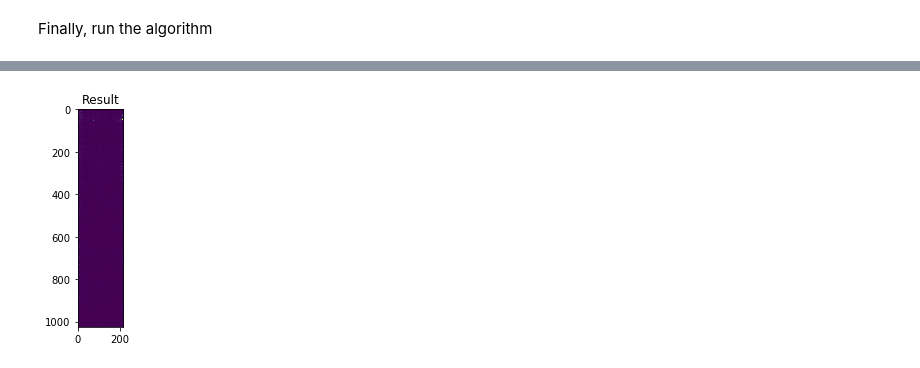
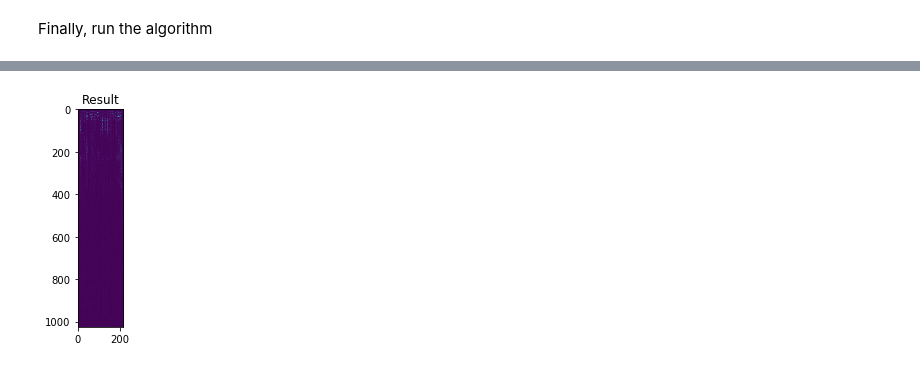
Before and after one commit to muhdhuz/Audio_NeuralStyle, a Jupyter notebook: neural_style_audio.ipynb, the cells around one changed output, grey strips where cells are left out. Cells and saved outputs as stored; diff of their text form; code cells hidden in the pictures.

```diff
--- a/neural_style_audio.ipynb
+++ b/neural_style_audio.ipynb
@@ -373,8 +454,4 @@ if use_cuda:
 # %%
-# Add the style/content loss 'layer' after the specified layer:
-content_layers_default = [] #ignore for now
-style_layers_default = ['relu_2'] #'relu_1'
-
 #rebuild network with the layers we want
 def get_style_model_and_losses(cnn, style_img, content_img=None,
                                style_weight=1, content_weight=0,
@@ -386,15 +463,8 @@ def get_style_model_and_losses(cnn, style_img, content_img=None,
     content_losses = []
     style_losses = []
 
-    """ if want to replace 1st layer in VGG19 to take in greyscale use below
-    then start the loop with (cnn.layers)[1:]"""
-    if useVGG == True:
-        model = nn.Sequential(c.OrderedDict([
-                ('conv_1',nn.Conv2d(1,64,kernel_size=(hor_filter,hor_filter),bias=False))]))
-        layer_list = list(cnn)[1:]
-    else:
-        model = nn.Sequential()# the new Sequential module network
-        layer_list = list(cnn.layers)
+    model = nn.Sequential()
+    layer_list = list(cnn.layers)
 
     gram = GramMatrix()  # we need a gram module in order to compute style targets
 
@@ -406,6 +476,7 @@ def get_style_model_and_losses(cnn, style_img, content_img=None,
     #here we rebuild the network adding the in content and style loss "layers"
     i = 1
     for layer in layer_list:
+
         if isinstance(layer, nn.Conv2d): #if layer in vgg19 belong to class nn.Conv2d
             name = "conv_" + str(i)
             model.add_module(name, layer) #add that layer to our sequential model
@@ -489,7 +560,7 @@ Again, in order to simplify the code, we take an image of the same
 dimensions than content and style images. This image can be a white
 noise, or it can also be a copy of the content-image.
 # %%
-#image to input in generative network
+"""image to input in generative network"""
 #input_img = content_img.clone()
 
 # if you want to use a white noise instead uncomment the below line:
@@ -499,14 +570,27 @@ def in_img():
     """initialize (runs) number of unique random noise input images"""
     input_imgs = []
     #rand_tensor = torch.randn(1,N_FREQ,1,N_SAMPLES)*1e-3
+    lower,upper,mu,sigma = 1e-3,1,0,1e-1
+    dist = stats.truncnorm((lower-mu)/sigma,(upper-mu)/sigma,loc=mu,scale=sigma)
+
     i = 0
     while i < runs:
+         #[batch,channels,h,w]
         if whichChannel == "2d":
-            input_imgs.append(Variable(torch.randn(1,1,N_FREQ,N_SAMPLES)*1e-2+0.5).type(dtype))
+            samples = dist.rvs([1,1,N_FREQ,N_SAMPLES])
+            input_imgs.append(Variable(torch.from_numpy(samples)).type(dtype))
+            #input_imgs.append(Variable(torch.rand(1,1,N_FREQ,N_SAMPLES)*1e-3).type(dtype))
+            #input_imgs.append(Variable(torch.randn(1,1,N_FREQ,N_SAMPLES)*1e-3).type(dtype))
         if whichChannel == "freq":
-            input_imgs.append(Variable(torch.randn(1,N_FREQ,1,N_SAMPLES)*1e-2+0.5).type(dtype))
+            #samples = dist.rvs([1,N_FREQ,1,N_SAMPLES])
+            #input_imgs.append(Variable(torch.from_numpy(samples)).type(dtype))
+            #input_imgs.append(Variable(torch.rand(1,N_FREQ,1,N_SAMPLES)*1e-3).type(dtype))
+            input_imgs.append(Variable(torch.randn(1,N_FREQ,1,N_SAMPLES)*1e-3).type(dtype))
         elif whichChannel == "time":
-            input_imgs.append(Variable(torch.randn(1,N_SAMPLES,1,N_FREQ)*1e-2+0.5).type(dtype))
+            samples = dist.rvs([1,N_SAMPLES,1,N_FREQ])
+            input_imgs.append(Variable(torch.from_numpy(samples)).type(dtype))
+            #input_imgs.append(Variable(torch.rand(1,N_SAMPLES,1,N_FREQ)*1e-3).type(dtype))
+            #input_imgs.append(Variable(torch.randn(1,N_SAMPLES,1,N_FREQ)*1e-3).type(dtype))
         i +=1
     return input_imgs
 
@@ -712,26 +760,25 @@ Using [0,1] -> [0,5] for scale conversion
 # %%
 # Griffin & Lim algo for phase reconstruction
 
 for index,value in enumerate(out_spec):
     p = 2 * np.pi * np.random.random_sample(value.shape) - np.pi #start with some phase
     for i in range(500):
         S = value * np.exp(1j*p) #use magnitude a given by spectrogram and some random phase
         x = librosa.istft(S,hop_length=K_HOP, win_length=N_FFT, center=False) #do the inverse transform
         p = np.angle(librosa.stft(x, n_fft=N_FFT, hop_length=K_HOP, win_length=N_FFT, center=False)) #use this new phase value
-
     try:
-        os.stat(outdir) # test for existence
+        os.stat("outputs/" + outname) # test for existence
     except:
-        os.mkdir(outdir) # create if necessary
-    librosa.output.write_wav(outdir + '/' + str(index) + '.wav', x, fs)
+        os.mkdir("outputs/" + outname) # create if necessary
+    librosa.output.write_wav("outputs/" + outname + '/' + outname + '_' + str(index) + '.wav', x, fs)
     plt.figure()
     plt.title('Result')
     plt.imshow(value)
     plt.show()
 
 plt.ioff()
 # %% [output]
-[figure, old version]
+[figure, new version]
 # %%
 #print(OUTPUT_FILENAME)
 #display(Audio(OUTPUT_FILENAME))
```
Also changed, not shown: parts of 17 cells of this notebook.
